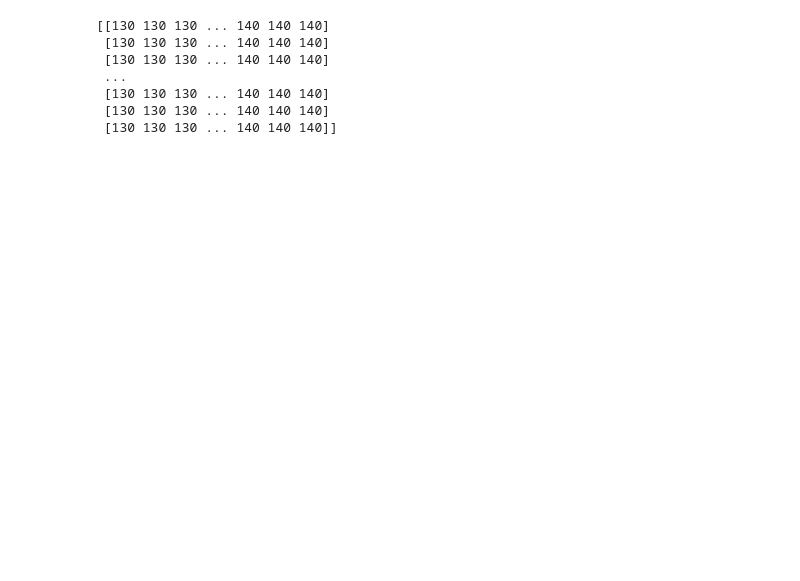
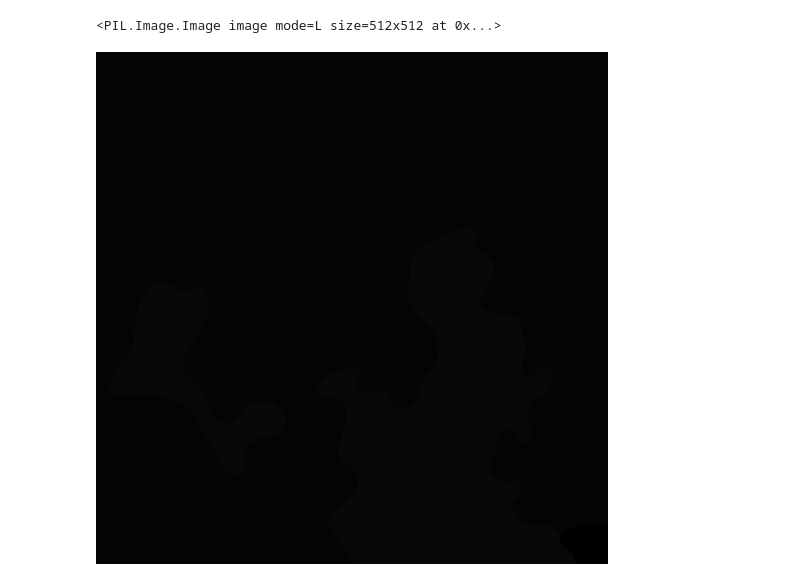
Before and after one commit to wooseungw/CarbonCapturePredict, a Jupyter notebook: GT_maker.ipynb, the cells around one changed output. Saved outputs shown, nothing was run; the diff lists cells and outputs as text; code cells hidden in the pictures; blank space fills up the shorter version.

```diff
--- a/GT_maker.ipynb
+++ b/GT_maker.ipynb
@@ -128,13 +197,14 @@ Dataset\Validation\label\SN10_Forest_Json
 # %%
 import cv2
-image = cv2.imread("C:\Workspace\CarbonCapturePredict\Dataset\Validation\label\AP25_Forest_GT\AP_25_37604057_0179.png", cv2.IMREAD_GRAYSCALE)
+import numpy as np
+import PIL.Image as Image
+#image = cv2.imread("C:\Workspace\CarbonCapturePredict\Dataset\Training\label\AP10_City_GT\AP_10_CT_37705082_4032.png", cv2.IMREAD_GRAYSCALE)
+image = Image.open("Dataset\Training\label\AP10_Forest_GT\AP_10_37604057_0126.png").convert('L')
 # 픽셀 값 확인
 print(image)
+mapping = Mapping("C:\Workspace\CarbonCapturePredict\Dataset\Training\label\AP10_City_GT")
+mapped_image = mapping(image)
+mapped_image
 # %% [output]
-[[130 130 130 ... 140 140 140]
- [130 130 130 ... 140 140 140]
- [130 130 130 ... 140 140 140]
- ...
- [130 130 130 ... 140 140 140]
- [130 130 130 ... 140 140 140]
- [130 130 130 ... 140 140 140]]
+<PIL.Image.Image image mode=L size=512x512 at 0x...>
+[figure, added]
```
Also changed, not shown: parts of 3 cells of this notebook, 3 other files.
